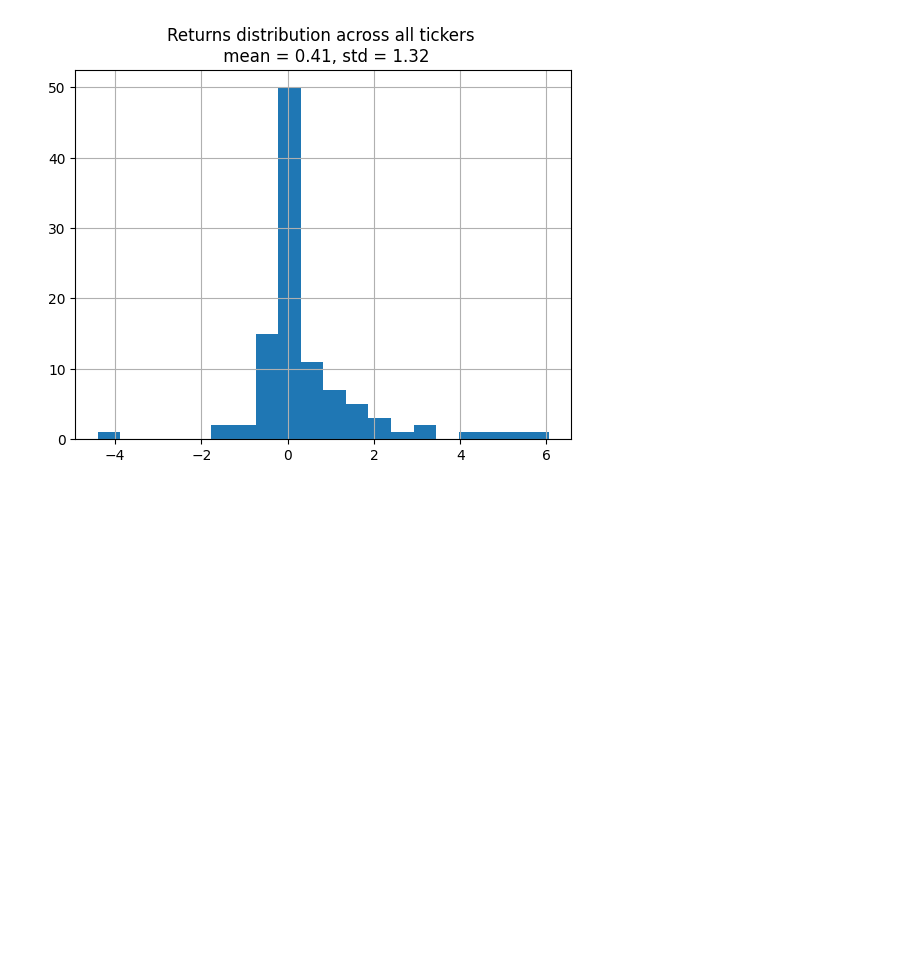
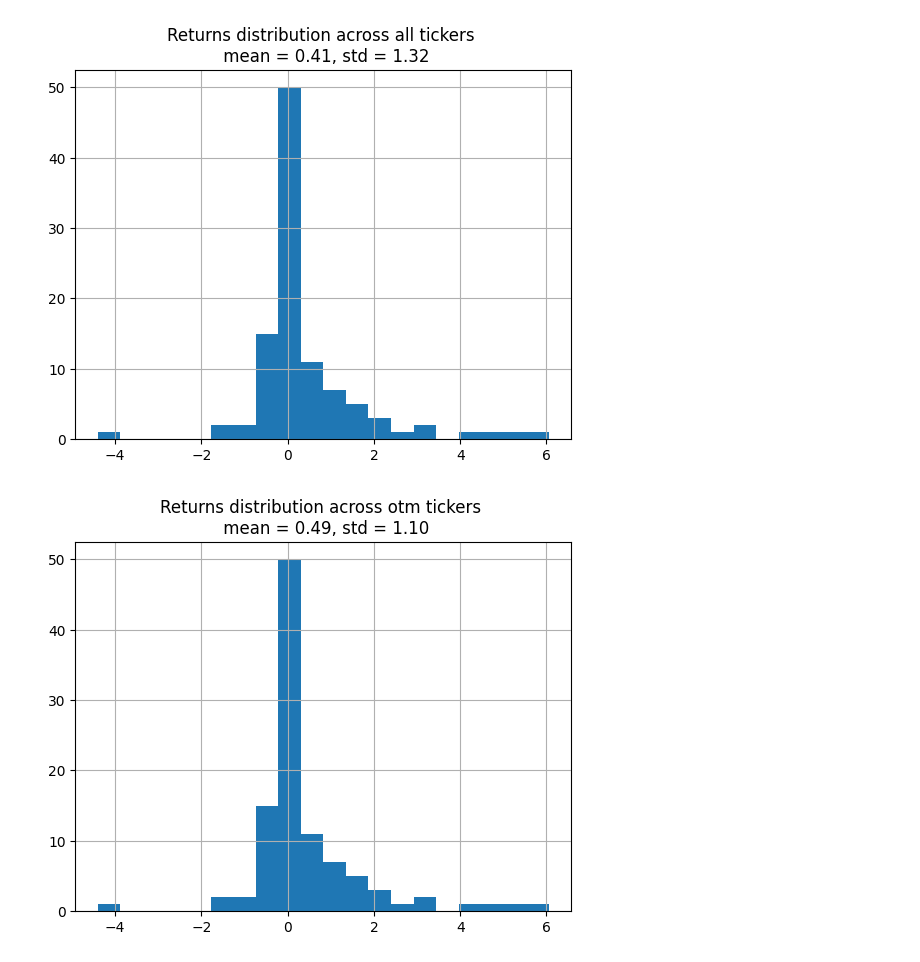
Before and after one commit to SigmaFlowX/Options-Market-Making, a Jupyter notebook: notebooks/backtests.ipynb, the cells around one changed output. Saved outputs shown, nothing was run; the diff lists cells and outputs as text; code cells hidden in the pictures; blank space fills up the shorter version.

Commit message:
added saperate otm returns distribution

```diff
--- a/notebooks/backtests.ipynb
+++ b/notebooks/backtests.ipynb
@@ -69,3 +71,10 @@ plt.grid()
 plt.show()
 # %% [output]
 [figure]
+# %%
+plt.hist(returns_arr, bins=20)
+plt.title(f"Returns distribution across otm tickers \n mean = {otm_returns.mean():.2f}, std = {otm_returns.std():0.2f}")
+plt.grid()
+plt.show()
+# %% [output]
+[figure, added]
```
Also changed, not shown: parts of 1 cell of this notebook.
